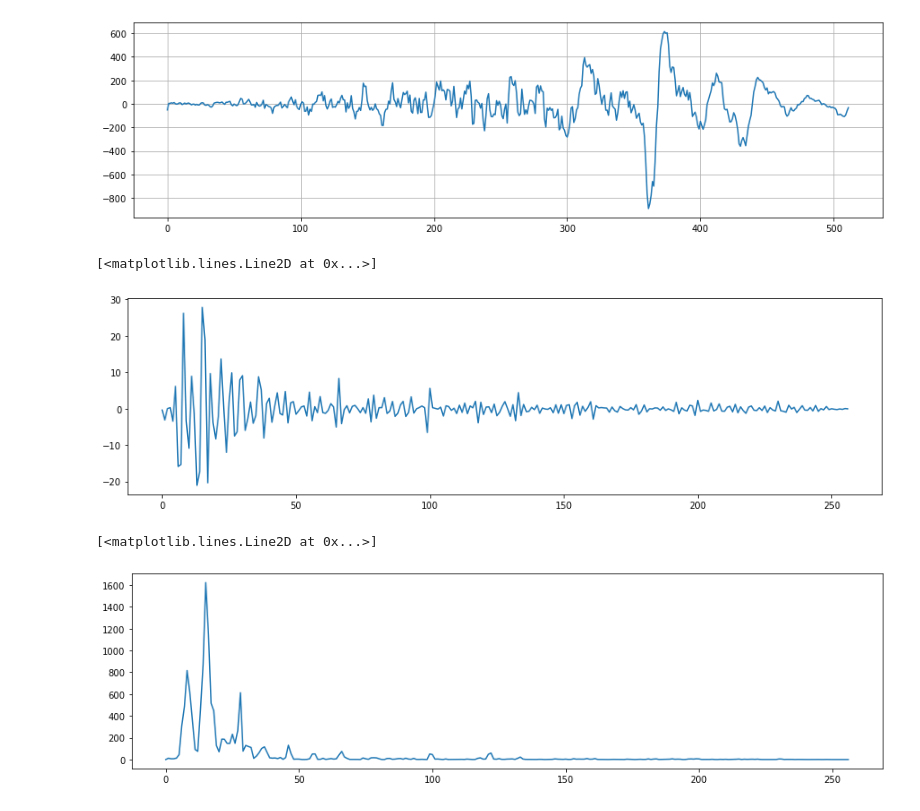
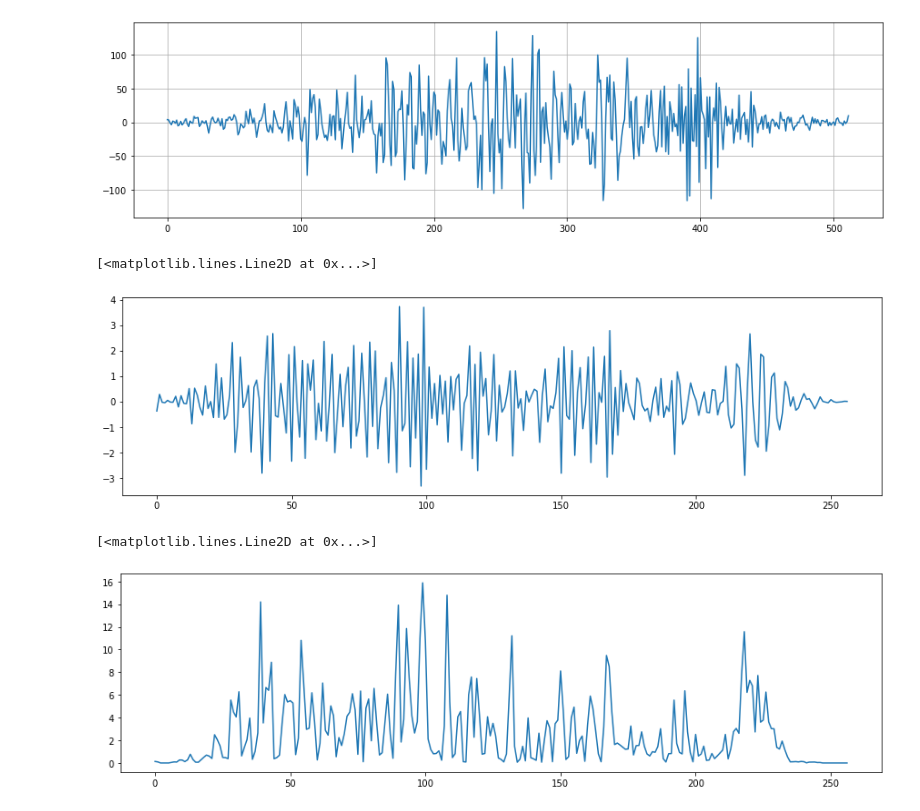
Before and after one commit to lambdaconcept/mfcc, a Jupyter notebook: notebook/MFCC-INT.ipynb, the cells around one changed output. Cells and saved outputs as stored; diff of their text form; code cells hidden in the pictures.

```diff
--- a/notebook/MFCC-INT.ipynb
+++ b/notebook/MFCC-INT.ipynb
@@ -12,10 +12,12 @@ import matplotlib.pyplot as plt
 # %%
 # AUDIO
 
-filename = "../f2bjrop1.0.wav"
+# filename = "../f2bjrop1.0.wav"
+filename = "../software/dataset/house//7192fddc_nohash_0.wav"
 sample_rate, audio = wavfile.read(filename)
 print("Sample rate: {0}Hz".format(sample_rate))
 print("Audio duration: {0}s".format(len(audio) / sample_rate))
+print("Number of samples:", len(audio))
 plt.figure(figsize=(15,4))
 plt.plot(np.linspace(0, len(audio) / sample_rate, num=len(audio)), audio)
 plt.grid(True)
@@ -36,17 +39,22 @@ plt.grid(True)
 # %%
 # FRAME
+
+def frame_audio(audio, FFT_size=512, hop_len=170, sample_rate=16000):
+    frame_num = int((len(audio) - FFT_size) / hop_len) + 1 # XXX last one with padding
+    frames = np.zeros((frame_num, FFT_size))
+    for n in range(frame_num):
+        frames[n] = audio[n*hop_len:n*hop_len+FFT_size]
+    return frames
 
 FFT_size = 512
 hop_len = FFT_size // 3
 findex = 0
-off = findex * hop_len
-# frame = audio[off-FFT_size//2:off+FFT_size//2]
-frame_audio = audio[off:off+FFT_size]
+frames_audio = frame_audio(audio, FFT_size=FFT_size, hop_len=hop_len)
 plt.figure(figsize=(15,4))
-plt.plot(frame_audio)
+plt.plot(frames_audio[findex])
 
-frame_emphasis = audio_emphasis[off:off+FFT_size]
+frames_emphasis = frame_audio(audio_emphasis, FFT_size=FFT_size, hop_len=hop_len)
 plt.figure(figsize=(15,4))
-plt.plot(frame_emphasis)
+plt.plot(frames_emphasis[findex])
 # %% [output]
 [<matplotlib.lines.Line2D at 0x...>]
@@ -56,36 +64,37 @@ plt.plot(frame_emphasis)
 # WINDOW
 
 window = get_window("hamm", FFT_size, fftbins=True)
-audio_win = frame_emphasis * window
+audio_wins = frames_emphasis * window
 
 plt.figure(figsize=(15,4))
-plt.plot(audio_win)
+plt.plot(audio_wins[findex])
 plt.grid(True)
 # %% [output]
-[figure, old version]
+[figure, new version]
 # %%
 # FFT
 
+audio_fft = []
 size = int(1 + FFT_size // 2)
-audio_fft = fft.fft(audio_win, axis=0)[0:size]
-audio_fft /= 512
+for i, frame in enumerate(audio_wins):
+    audio_fft.append(fft.fft(frame, axis=0)[0:size] / 512)
 
 plt.figure(figsize=(15,4))
-plt.plot(audio_fft)
+plt.plot(audio_fft[findex])
 
 # print(audio_fft)
 # %% [output]
 [<matplotlib.lines.Line2D at 0x...>]
-[figure, old version]
+[figure, new version]
 # %%
 # POWER SPECTRUM
 
 audio_power = np.square(np.abs(audio_fft))
 plt.figure(figsize=(15,4))
-plt.plot(audio_power)
+plt.plot(audio_power[findex])
 # %% [output]
 [<matplotlib.lines.Line2D at 0x...>]
-[figure, old version]
+[figure, new version]
 # %%
 # FILTER BANK
 
```
Also changed, not shown: parts of 7 cells of this notebook, 2 other files.
